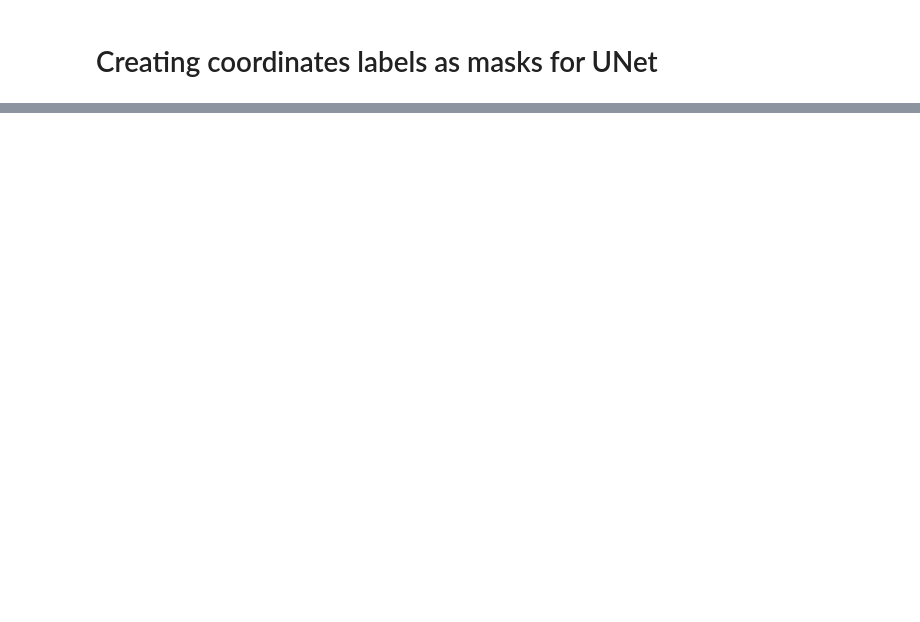
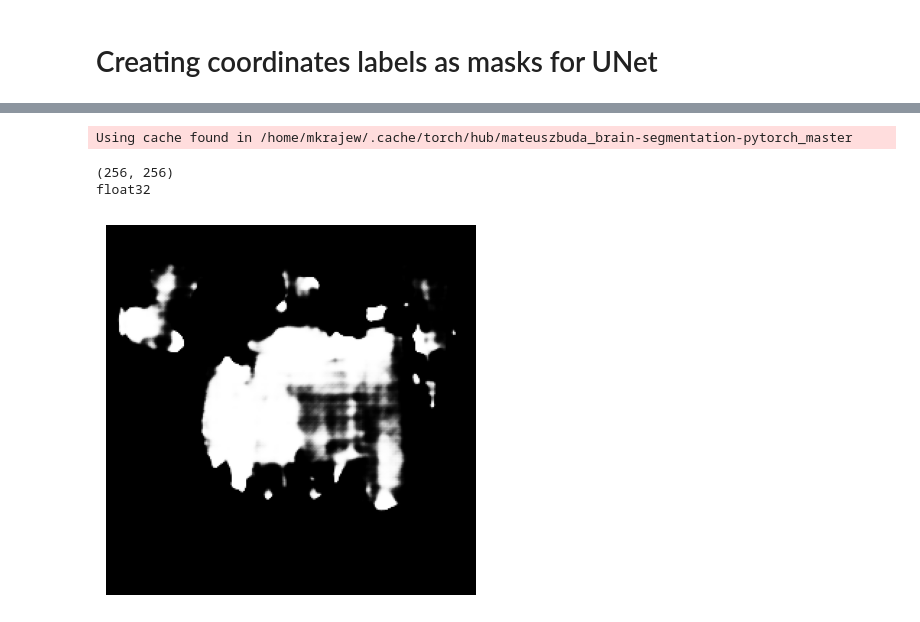
Before and after one commit to mkrajew/bees, a Jupyter notebook: notebooks/05_masks_coords.ipynb, the cells around one changed output, grey strips where cells are left out. Cells and saved outputs as stored; diff of their text form; code cells hidden in the pictures; blank space fills up the shorter version.

```diff
--- a/notebooks/05_masks_coords.ipynb
+++ b/notebooks/05_masks_coords.ipynb
@@ -75,0 +82,58 @@ plt_imshow(blended)
+# %%
+import torch
+
+model = torch.hub.load(
+    'mateuszbuda/brain-segmentation-pytorch',
+    'unet',
+    in_channels=3,
+    out_channels=1,
+    init_features=32,
+    pretrained=True
+)
+# %% [output]
+Using cache found in /home/mkrajew/.cache/torch/hub/mateuszbuda_brain-segmentation-pytorch_master
+# %%
+import urllib
+
+url, filename = (
+    "https://github.com/mateuszbuda/brain-segmentation-pytorch/raw/master/assets/TCGA_CS_4944.png", "TCGA_CS_4944.png")
+try:
+    urllib.URLopener().retrieve(url, filename)
+except:
+    urllib.request.urlretrieve(url, filename)
+# %%
+import numpy as np
+from PIL import Image
+from torchvision import transforms
+
+input_image = Image.open(filename)
+m, s = np.mean(input_image, axis=(0, 1)), np.std(input_image, axis=(0, 1))
+preprocess = transforms.Compose(
+    [
+        transforms.ToTensor(),
+        transforms.Normalize(mean=m, std=s),
+    ]
+)
+input_tensor = preprocess(input_image)
+input_batch = input_tensor.unsqueeze(0)
+
+if torch.cuda.is_available():
+    input_batch = input_batch.to('cuda')
+    model = model.to('cuda')
+
+with torch.no_grad():
+    output = model(input_batch)
+
+mask_2d = output.squeeze()
+# mask_2d = torch.round(output).squeeze()
+mask_np = mask_2d.cpu().numpy()
+print(mask_np.shape)
+print(mask_np.dtype)
+# Step 3: Display it
+plt.imshow(mask_np, cmap='gray')
+plt.axis('off')  # Optional: Hide axis
+plt.show()
+# %% [output]
+(256, 256)
+float32
+[figure, added]
```
Also changed, not shown: parts of 13 cells of this notebook, 3 other files.
